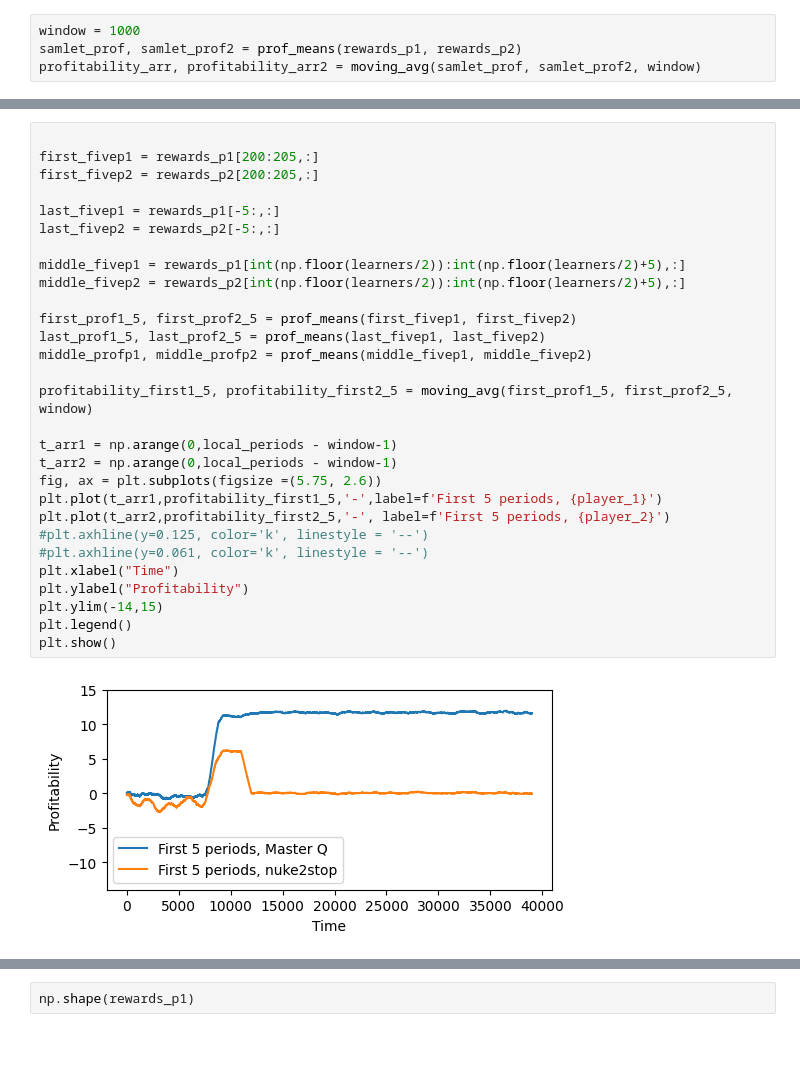
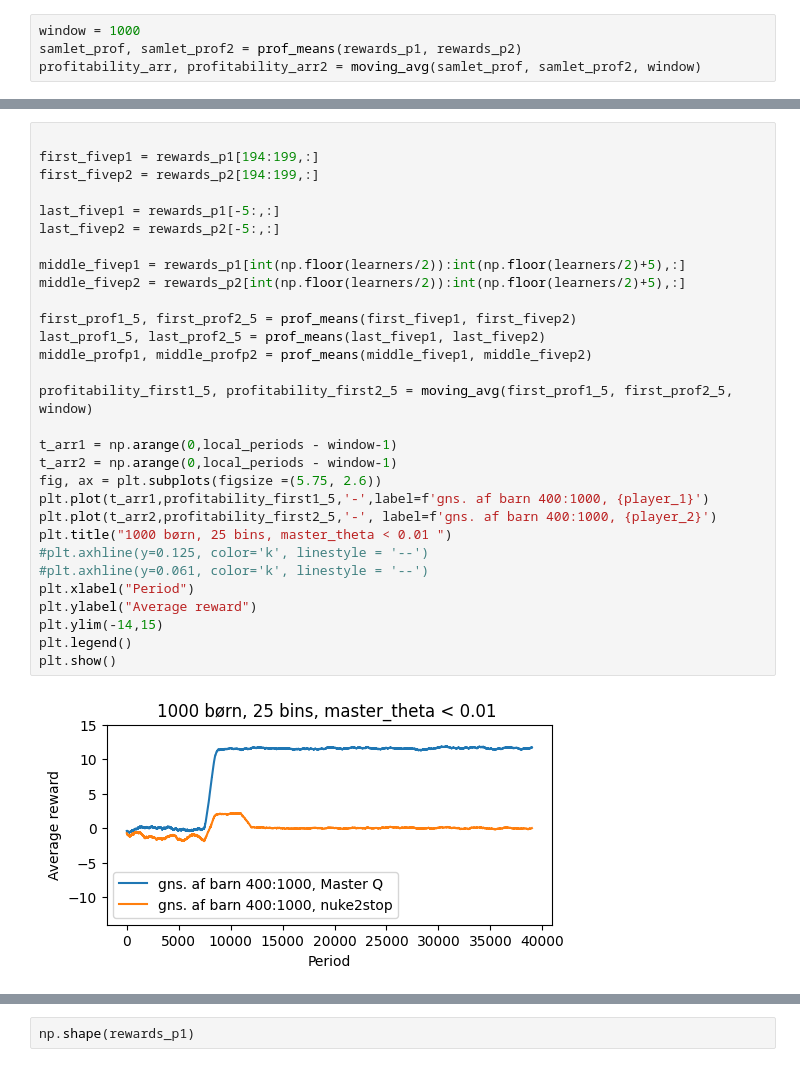
Before and after one commit to mortenvk/SpecialeProjekt, a Jupyter notebook: Master Q, Master Theta, Nuke, NEW Interpolation .ipynb, the cells around one changed output, grey strips where cells are left out. Cells and saved outputs as stored; diff of their text form.

```diff
--- a/Master Q, Master Theta, Nuke, NEW Interpolation .ipynb
+++ b/Master Q, Master Theta, Nuke, NEW Interpolation .ipynb
@@ -455,34 +459,35 @@ plt.show()
 # %%
 
-first_fivep1 = rewards_p1[200:205,:]
-first_fivep2 = rewards_p2[200:205,:]
+first_fivep1 = rewards_p1[194:199,:]
+first_fivep2 = rewards_p2[194:199,:]
 
 last_fivep1 = rewards_p1[-5:,:]
 last_fivep2 = rewards_p2[-5:,:]
 
 middle_fivep1 = rewards_p1[int(np.floor(learners/2)):int(np.floor(learners/2)+5),:]
 middle_fivep2 = rewards_p2[int(np.floor(learners/2)):int(np.floor(learners/2)+5),:]
 
 first_prof1_5, first_prof2_5 = prof_means(first_fivep1, first_fivep2)
 last_prof1_5, last_prof2_5 = prof_means(last_fivep1, last_fivep2)
 middle_profp1, middle_profp2 = prof_means(middle_fivep1, middle_fivep2)
 
 profitability_first1_5, profitability_first2_5 = moving_avg(first_prof1_5, first_prof2_5, window)
 
 t_arr1 = np.arange(0,local_periods - window-1)
 t_arr2 = np.arange(0,local_periods - window-1)
 fig, ax = plt.subplots(figsize =(5.75, 2.6))
-plt.plot(t_arr1,profitability_first1_5,'-',label=f'First 5 periods, {player_1}')
-plt.plot(t_arr2,profitability_first2_5,'-', label=f'First 5 periods, {player_2}')
+plt.plot(t_arr1,profitability_first1_5,'-',label=f'gns. af barn 400:1000, {player_1}')
+plt.plot(t_arr2,profitability_first2_5,'-', label=f'gns. af barn 400:1000, {player_2}')
+plt.title("1000 børn, 25 bins, master_theta < 0.01 ")
 #plt.axhline(y=0.125, color='k', linestyle = '--')
 #plt.axhline(y=0.061, color='k', linestyle = '--')
-plt.xlabel("Time")
-plt.ylabel("Profitability")
+plt.xlabel("Period")
+plt.ylabel("Average reward")
 plt.ylim(-14,15)
 plt.legend()
 plt.show()
 # %% [output]
-[figure, old version]
+[figure, new version]
 # %%
 print(final_Q)
 # %% [output]
```
Also changed, not shown: parts of 8 cells of this notebook, 2 other files.
